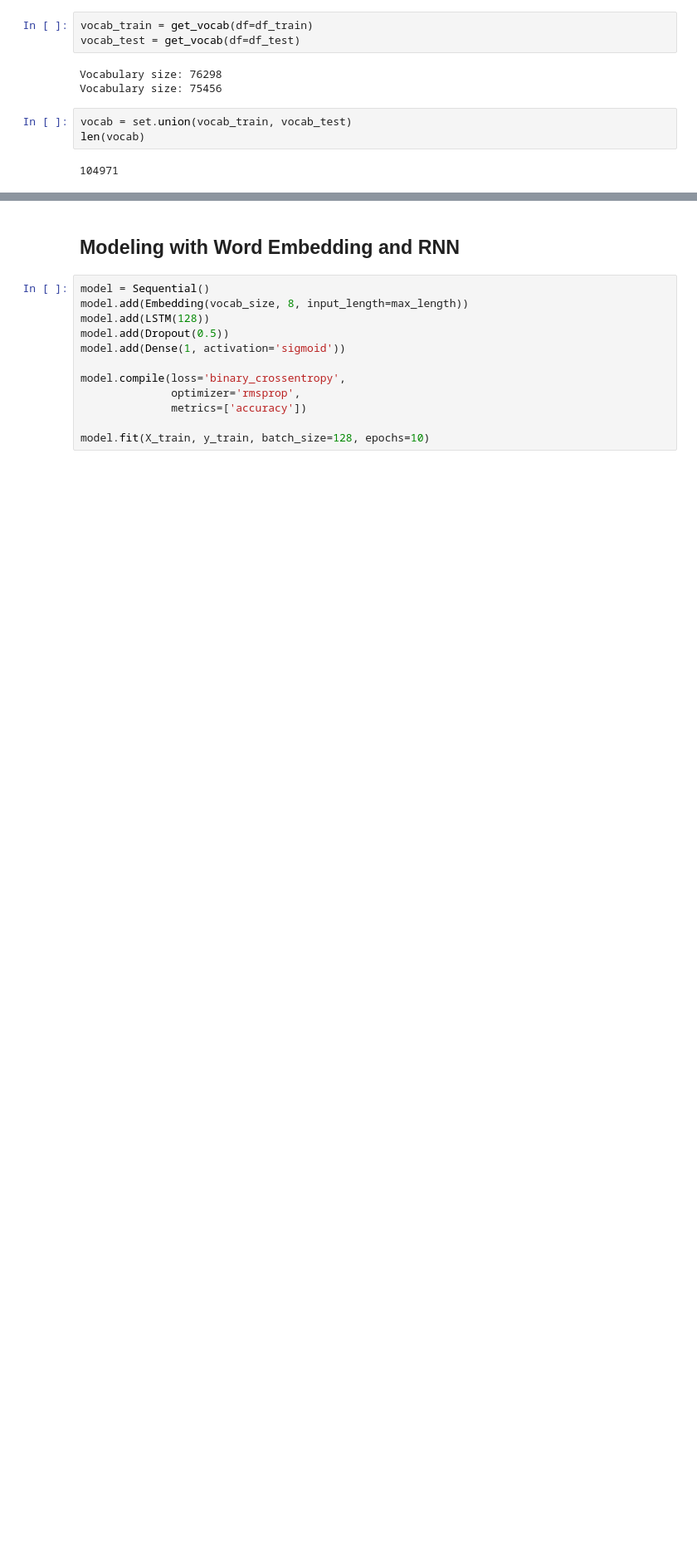
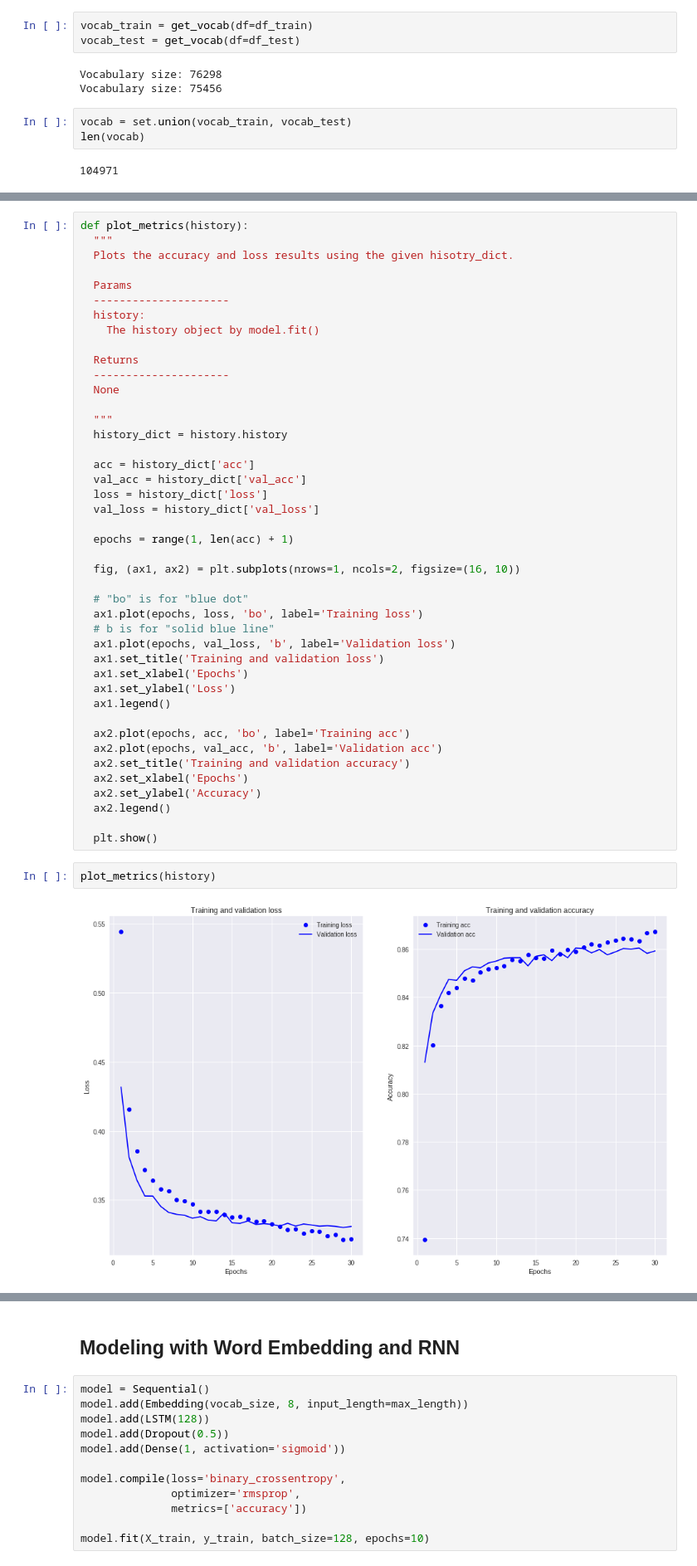
Before and after one commit to georgeliu1998/sentiment_word_embedding, a Jupyter notebook: sentiment_word_embedding.ipynb, the cells around one changed output, grey strips where cells are left out. Shown: that part at 83% size. Saved outputs shown, nothing was run; the diff lists cells and outputs as text; blank space fills up the shorter version.

Commit message:
Current working version with 80% accuracy with all methods

```diff
--- a/sentiment_word_embedding.ipynb
+++ b/sentiment_word_embedding.ipynb
@@ -413,0 +570,47 @@ array([[ 52731,  42287,  82149, ...,      0,      0,      0],
+# %%
+def plot_metrics(history):
+  """
+  Plots the accuracy and loss results using the given hisotry_dict.
+
+  Params
+  ---------------------
+  history:
+    The history object by model.fit()
+
+  Returns
+  ---------------------
+  None
+
+  """
+  history_dict = history.history
+
+  acc = history_dict['acc']
+  val_acc = history_dict['val_acc']
+  loss = history_dict['loss']
+  val_loss = history_dict['val_loss']
+
+  epochs = range(1, len(acc) + 1)
+
+  fig, (ax1, ax2) = plt.subplots(nrows=1, ncols=2, figsize=(16, 10))
+
+  # "bo" is for "blue dot"
+  ax1.plot(epochs, loss, 'bo', label='Training loss')
+  # b is for "solid blue line"
+  ax1.plot(epochs, val_loss, 'b', label='Validation loss')
+  ax1.set_title('Training and validation loss')
+  ax1.set_xlabel('Epochs')
+  ax1.set_ylabel('Loss')
+  ax1.legend()
+
+  ax2.plot(epochs, acc, 'bo', label='Training acc')
+  ax2.plot(epochs, val_acc, 'b', label='Validation acc')
+  ax2.set_title('Training and validation accuracy')
+  ax2.set_xlabel('Epochs')
+  ax2.set_ylabel('Accuracy')
+  ax2.legend()
+
+  plt.show()
+# %%
+plot_metrics(history)
+# %% [output]
+[figure, added]
```
Also changed, not shown: parts of 71 cells of this notebook.
